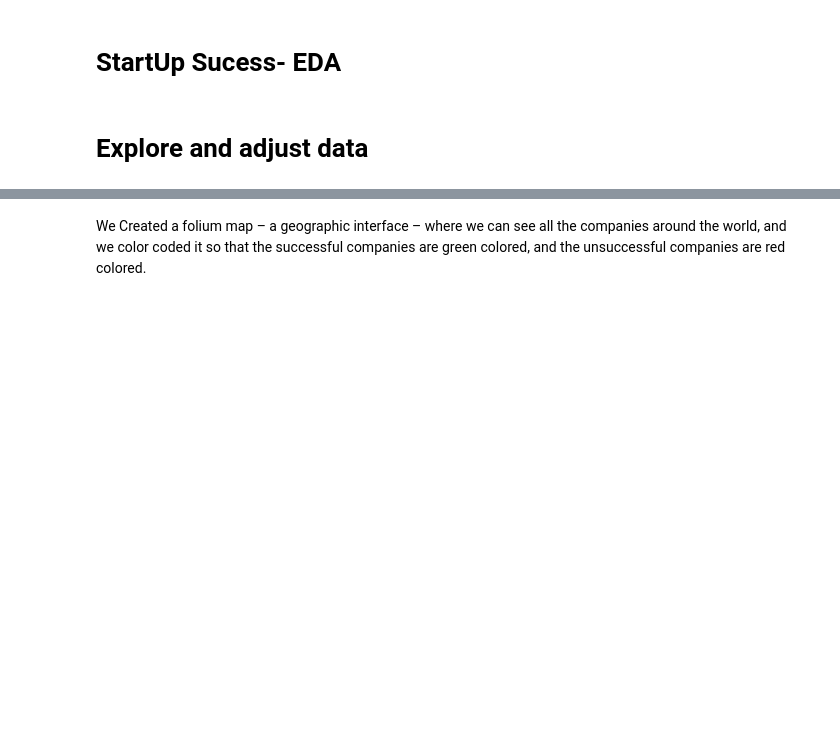
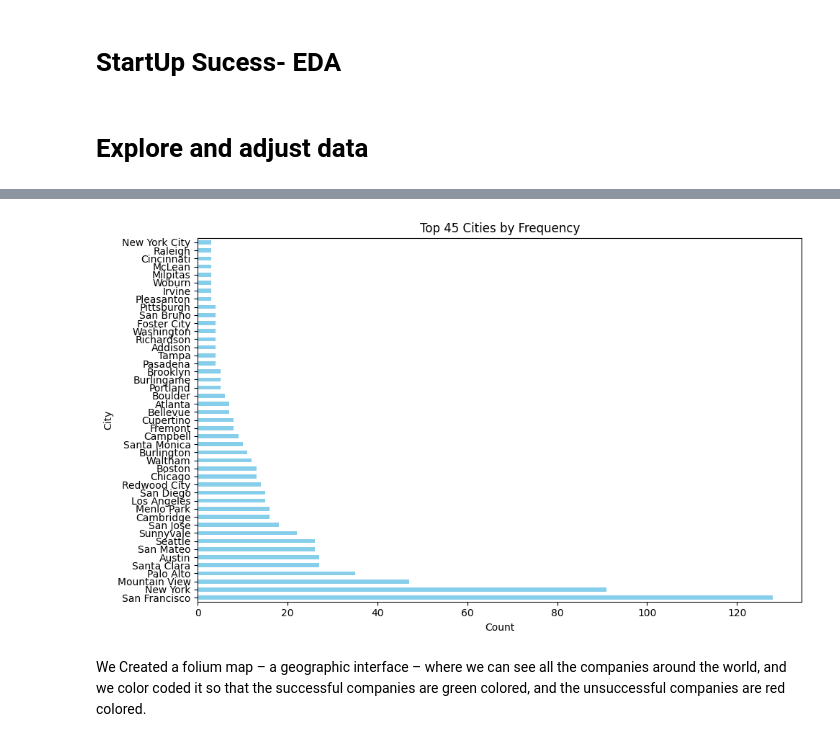
Before and after one commit to MayaVB/Applied_DS_Project, a Jupyter notebook: notebooks/EDA_temp.ipynb, the cells around one changed output, grey strips where cells are left out. Cells and saved outputs as stored; diff of their text form; code cells hidden in the pictures; blank space fills up the shorter version.

```diff
--- a/notebooks/EDA_temp.ipynb
+++ b/notebooks/EDA_temp.ipynb
@@ -259,3 +264,17 @@ numeric_data
+# %%
+city_counts = df['city'].value_counts()
+top_cities = city_counts.head(45)
+
+# Plotting the top cities
+plt.figure(figsize=(10, 6))
+top_cities.plot(kind='barh', color='skyblue')
+plt.title('Top 45 Cities by Frequency')
+plt.xlabel('Count')
+plt.ylabel('City')
+plt.tight_layout()
+plt.show()
+# %% [output]
+[figure, added]
 # %% [markdown]
 We Created a folium map – a geographic interface – where we can see all the companies around the world, and we color coded it so that the successful companies are green colored, and the unsuccessful companies are red colored.
 # %%
```
Also changed, not shown: parts of 62 cells of this notebook.
